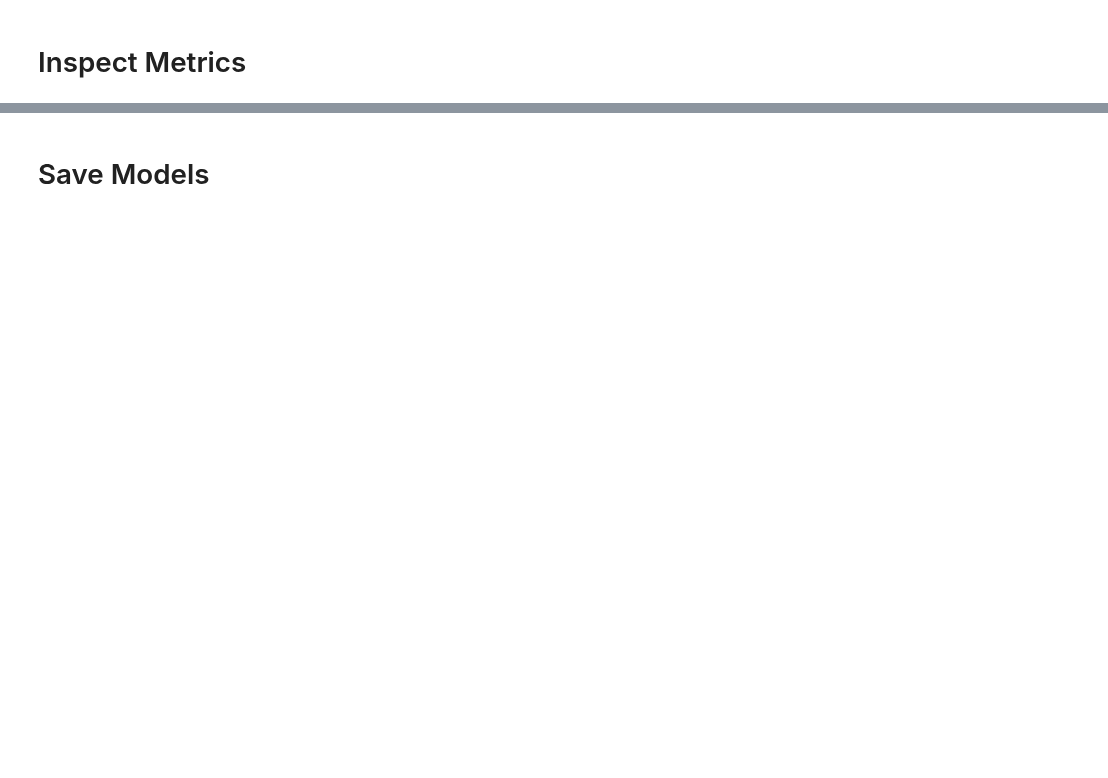
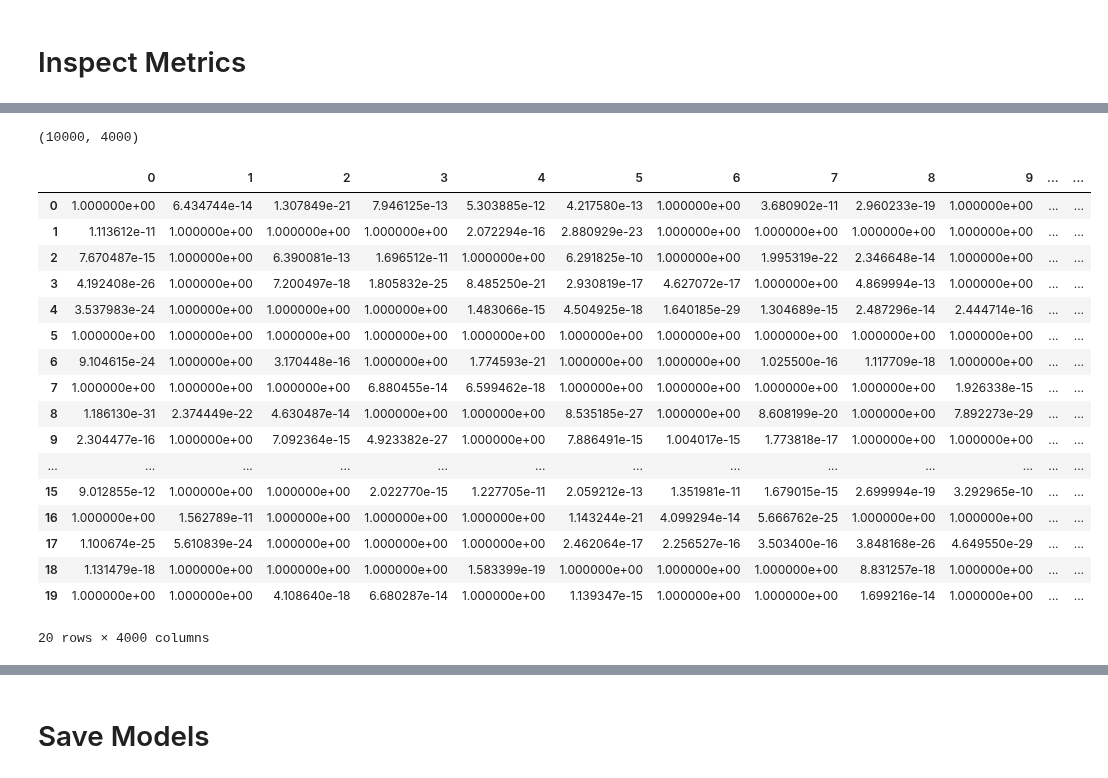
Before and after one commit to p-koenig/I-Nets-For-Logistic-Regression, a Jupyter notebook: 05_myBA/2a_LogisticRegression_TrainLambda.ipynb, the cells around one changed output, grey strips where cells are left out. Drawn from its saved outputs; the diff is of its cells as text; code cells hidden in the pictures; blank space fills up the shorter version.

```diff
--- a/05_myBA/2a_LogisticRegression_TrainLambda.ipynb
+++ b/05_myBA/2a_LogisticRegression_TrainLambda.ipynb
@@ -118,10 +126,10 @@ X_datasets_list = np.zeros([config['data']['n_datasets'], config['data']['n_samp
 
 if  config['data']['n_targets'] < 2:
     y_datasets_list = np.zeros([config['data']['n_datasets'], config['data']['n_samples'], ])
-    coef_list = np.zeros([config['data']['n_datasets'], config['data']['n_features'], ])
+    #coef_list = np.zeros([config['data']['n_datasets'], config['data']['n_features'], ])
 else:
     y_datasets_list = np.zeros([config['data']['n_datasets'], config['data']['n_samples'], config['data']['n_targets']])
-    coef_list = np.zeros([config['data']['n_datasets'], config['data']['n_features'], config['data']['n_targets']])
+    #coef_list = np.zeros([config['data']['n_datasets'], config['data']['n_features'], config['data']['n_targets']])
 # %%
 directory = utilities_LR.data_path_LR(config)
 
@@ -163,8 +154,10 @@ def save_models(weights_list):
 # %%
 def train_nn(X, y, index):
     # Data Prep
-    X_train, X_test, X_val, y_train, y_test, y_val = train_test_val_split(X,
-                                                                          y)
+    #X_train, X_test, X_val, y_train, y_test, y_val = train_test_val_split(X,
+    #                                                                      y)
+
+
 
     # Model Def
     model = Sequential()
@@ -180,13 +173,14 @@ def train_nn(X, y, index):
                  )
 
     # Model fit
-    history = model.fit(x=X_train,
-                        y=y_train,
+    _ = model.fit(x=X,
+                        y=y,
                         batch_size=config['lambda']['model_fit']['batch_size'],
                         epochs=config['lambda']['model_fit']['epochs'],
                         verbose=config['lambda']['model_fit']['verbose'],
                         callbacks=config['lambda']['model_fit']['callbacks'],
-                        validation_data=(X_val, y_val),
+                        #validation_data=(X_val, y_val),
+                        validation_split=config['lambda']['data_prep']['train_test_val_split']['val_size'],
                         shuffle=config['lambda']['model_fit']['shuffle'],
                         class_weight=config['lambda']['model_fit']['class_weight'],
                         sample_weight=config['lambda']['model_fit']['sample_weight'],
@@ -197,13 +191,15 @@ def train_nn(X, y, index):
                         validation_freq=config['lambda']['model_fit']['validation_freq'],
                        )
 
+    lambda_weights = np.concatenate([x.flatten() for x in model.get_weights()])
 
+    y_pred = model.predict(X)
 
-    return np.concatenate([x.flatten() for x in model.get_weights()])
+    return lambda_weights, y_pred
 # %%
 parallel = Parallel(n_jobs=config['computation']['n_jobs'], verbose=10, backend='loky') #loky
 
-weights_list = parallel(delayed(train_nn)(X_data, y_data, index) for index, (X_data, y_data) in enumerate(zip(X_datasets_list, y_datasets_list)))
+weights_ypred_list = parallel(delayed(train_nn)(X_data, y_data, index) for index, (X_data, y_data) in enumerate(zip(X_datasets_list, y_datasets_list)))
 
 del parallel
 # %% [output]
@@ -227,2 +223,6 @@ del parallel
+# %%
+weights_list = np.stack([np.array(x[0]) for x in weights_ypred_list])
+y_pred_list = np.stack([x[1] for x in weights_ypred_list])
+y_pred_list = y_pred_list.reshape([config['data']['n_datasets'], config['data']['n_samples']])
 # %% [markdown]
 # Inspect Metrics
@@ -234,0 +233,4 @@ weights_list.shape
+# %%
+y_pred_list.shape
+# %% [output]
+(10000, 4000)
@@ -234,0 +239,21 @@ weights_list.shape
+# %%
+pd.DataFrame(y_pred_list).head(20)
+# %% [output]
+|  | 0 | 1 | 2 | 3 | 4 | 5 | 6 | 7 | 8 | 9 | ... | ... |
+| 0 | 1.000000e+00 | 6.434744e-14 | 1.307849e-21 | 7.946125e-13 | 5.303885e-12 | 4.217580e-13 | 1.000000e+00 | 3.680902e-11 | 2.960233e-19 | 1.000000e+00 | ... | ... |
+| 1 | 1.113612e-11 | 1.000000e+00 | 1.000000e+00 | 1.000000e+00 | 2.072294e-16 | 2.880929e-23 | 1.000000e+00 | 1.000000e+00 | 1.000000e+00 | 1.000000e+00 | ... | ... |
+| 2 | 7.670487e-15 | 1.000000e+00 | 6.390081e-13 | 1.696512e-11 | 1.000000e+00 | 6.291825e-10 | 1.000000e+00 | 1.995319e-22 | 2.346648e-14 | 1.000000e+00 | ... | ... |
+| 3 | 4.192408e-26 | 1.000000e+00 | 7.200497e-18 | 1.805832e-25 | 8.485250e-21 | 2.930819e-17 | 4.627072e-17 | 1.000000e+00 | 4.869994e-13 | 1.000000e+00 | ... | ... |
+| 4 | 3.537983e-24 | 1.000000e+00 | 1.000000e+00 | 1.000000e+00 | 1.483066e-15 | 4.504925e-18 | 1.640185e-29 | 1.304689e-15 | 2.487296e-14 | 2.444714e-16 | ... | ... |
+| 5 | 1.000000e+00 | 1.000000e+00 | 1.000000e+00 | 1.000000e+00 | 1.000000e+00 | 1.000000e+00 | 1.000000e+00 | 1.000000e+00 | 1.000000e+00 | 1.000000e+00 | ... | ... |
+| 6 | 9.104615e-24 | 1.000000e+00 | 3.170448e-16 | 1.000000e+00 | 1.774593e-21 | 1.000000e+00 | 1.000000e+00 | 1.025500e-16 | 1.117709e-18 | 1.000000e+00 | ... | ... |
+| 7 | 1.000000e+00 | 1.000000e+00 | 1.000000e+00 | 6.880455e-14 | 6.599462e-18 | 1.000000e+00 | 1.000000e+00 | 1.000000e+00 | 1.000000e+00 | 1.926338e-15 | ... | ... |
+| 8 | 1.186130e-31 | 2.374449e-22 | 4.630487e-14 | 1.000000e+00 | 1.000000e+00 | 8.535185e-27 | 1.000000e+00 | 8.608199e-20 | 1.000000e+00 | 7.892273e-29 | ... | ... |
+| 9 | 2.304477e-16 | 1.000000e+00 | 7.092364e-15 | 4.923382e-27 | 1.000000e+00 | 7.886491e-15 | 1.004017e-15 | 1.773818e-17 | 1.000000e+00 | 1.000000e+00 | ... | ... |
+| ... | ... | ... | ... | ... | ... | ... | ... | ... | ... | ... | ... | ... |
+| 15 | 9.012855e-12 | 1.000000e+00 | 1.000000e+00 | 2.022770e-15 | 1.227705e-11 | 2.059212e-13 | 1.351981e-11 | 1.679015e-15 | 2.699994e-19 | 3.292965e-10 | ... | ... |
+| 16 | 1.000000e+00 | 1.562789e-11 | 1.000000e+00 | 1.000000e+00 | 1.000000e+00 | 1.143244e-21 | 4.099294e-14 | 5.666762e-25 | 1.000000e+00 | 1.000000e+00 | ... | ... |
+| 17 | 1.100674e-25 | 5.610839e-24 | 1.000000e+00 | 1.000000e+00 | 1.000000e+00 | 2.462064e-17 | 2.256527e-16 | 3.503400e-16 | 3.848168e-26 | 4.649550e-29 | ... | ... |
+| 18 | 1.131479e-18 | 1.000000e+00 | 1.000000e+00 | 1.000000e+00 | 1.583399e-19 | 1.000000e+00 | 1.000000e+00 | 1.000000e+00 | 8.831257e-18 | 1.000000e+00 | ... | ... |
+| 19 | 1.000000e+00 | 1.000000e+00 | 4.108640e-18 | 6.680287e-14 | 1.000000e+00 | 1.139347e-15 | 1.000000e+00 | 1.000000e+00 | 1.699216e-14 | 1.000000e+00 | ... | ... |
+20 rows × 4000 columns
```
Also changed, not shown: parts of 21 cells of this notebook, 5 other files.
